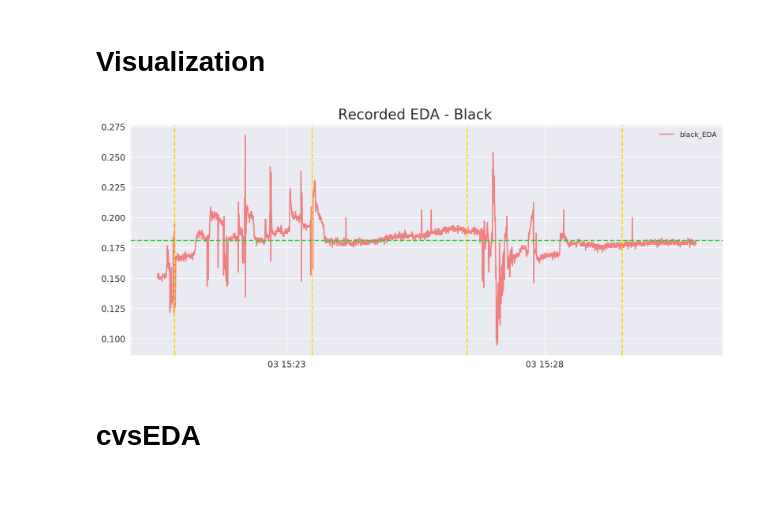
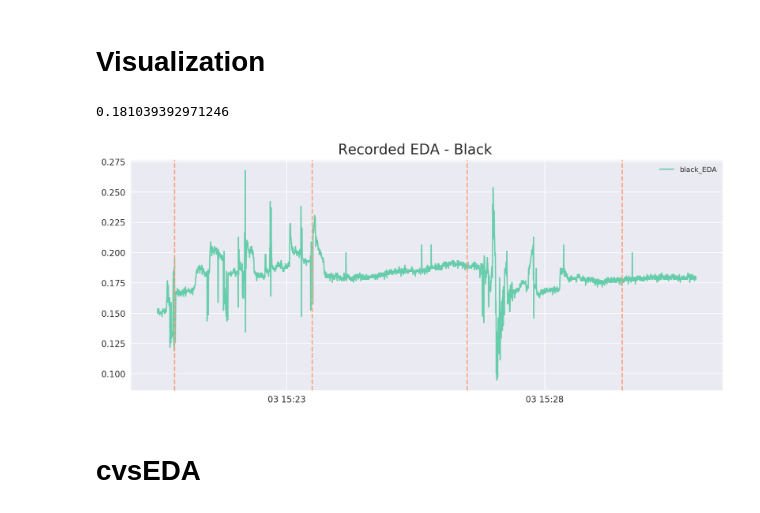
Before and after one commit to haohanwang23/coldshowershower_socialpresence, a Jupyter notebook: new/analysis/analysis4.ipynb, the cells around one changed output. Cells and saved outputs as stored; diff of their text form; code cells hidden in the pictures.

```diff
--- a/new/analysis/analysis4.ipynb
+++ b/new/analysis/analysis4.ipynb
@@ -149,20 +149,24 @@ cat_1.head()
 # Visualization
 # %%
 plt.figure(figsize=(15,6))
-plt.plot(cat_1['eda'],color ='lightcoral')
+plt.plot(cat_1['eda'],color ='mediumaquamarine')
 plt.figtext(.5,.9,'Recorded EDA - Black ', fontsize=20, ha='center')
 plt.legend(['black_EDA'],loc=1,fontsize='medium')
-plt.axvline(x = '2018-07-03 15:20:50.000',color = 'gold',linestyle='--')
-plt.axvline(x = '2018-07-03 15:23:30.000',color = 'gold',linestyle='--')
-plt.axvline(x = '2018-07-03 15:26:30.000',color = 'gold',linestyle='--')
-plt.axvline(x = '2018-07-03 15:29:30.000',color = 'gold',linestyle='--')
+plt.axvline(x = '2018-07-03 15:20:50.000',color = 'lightsalmon',linestyle='--')
+plt.axvline(x = '2018-07-03 15:23:30.000',color = 'lightsalmon',linestyle='--')
+plt.axvline(x = '2018-07-03 15:26:30.000',color = 'lightsalmon',linestyle='--')
+plt.axvline(x = '2018-07-03 15:29:30.000',color = 'lightsalmon',linestyle='--')
 # # plt.axvline(x = tags_2.tagged_time[5],color = 'c',linestyle='--')
 
 eda_mean = np.mean(cat_1.eda)
-plt.axhline(y = eda_mean, color = 'limegreen', linestyle = '--')
+print(eda_mean)
+# plt.axhline(y = eda_mean, color = 'limegreen', linestyle = '--')
+# plt.savefig('black-eda.png', transparent=True)
+
 plt.show()
 # %% [output]
+0.181039392971246
-[figure, old version]
+[figure, new version]
 # %% [markdown]
 # cvsEDA
 # %%
```
Also changed, not shown: parts of 1 cell of this notebook, 14 other files.
